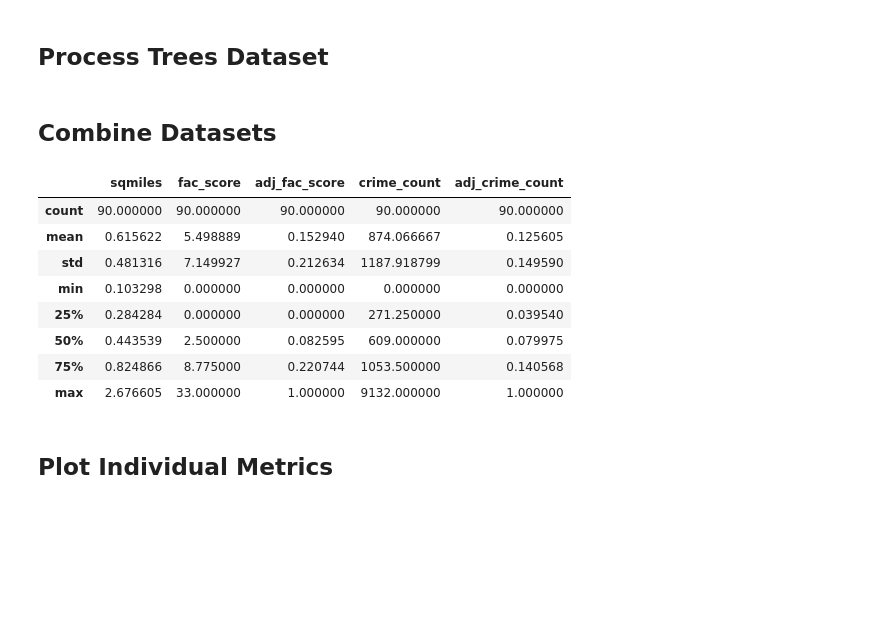
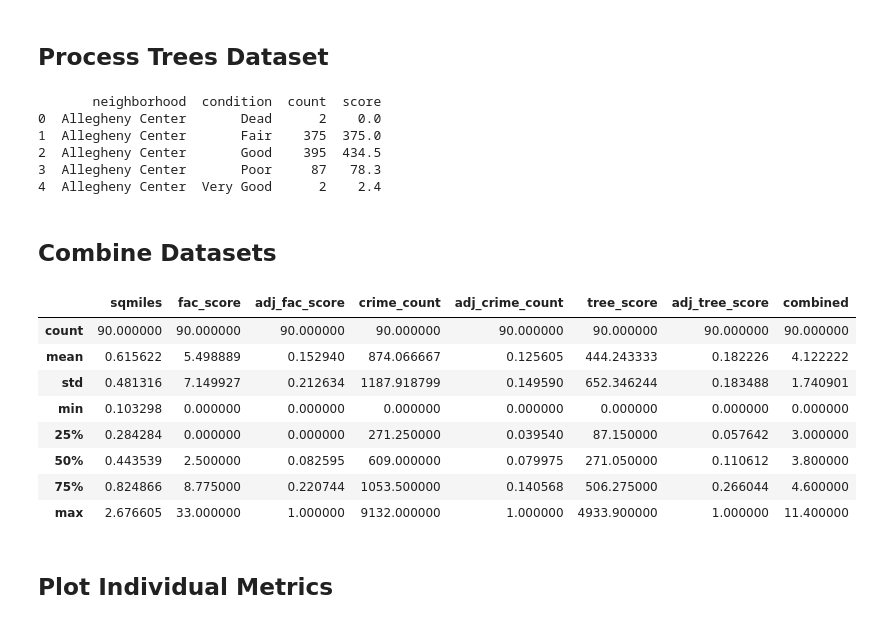
Before and after one commit to zsh23-pitt/CMPINF_11_Project, a Jupyter notebook: Combined.ipynb, the cells around one changed output. Saved outputs shown, nothing was run; the diff lists cells and outputs as text; code cells hidden in the pictures; blank space fills up the shorter version.

Commit message:
updated facilities and combined notebooks
fixed minor mistake in facilities notebook
added preliminary trees and combined evaluations to combined notebook

```diff
--- a/Combined.ipynb
+++ b/Combined.ipynb
@@ -39,6 +39,7 @@ fac_df = pd.read_csv("facilities.csv")
 crime_df = pd.read_excel("incidents_2024_thru_mar2026.xlsx")
 
 # import tree data
+tree_df = pd.read_csv("trees.csv")
 # %% [output]
 A value is trying to be set on a copy of a slice from a DataFrame
 
@@ -113,20 +115,58 @@ metric_df["adj_crime_count"] = metric_df["crime_count"] / metric_df["sqmiles"]
 metric_df["adj_crime_count"] = metric_df["adj_crime_count"] / metric_df["adj_crime_count"].max()
 # %% [markdown]
 ## Process Trees Dataset
+# %%
+# get neighborhood and condition
+trees = tree_df[['neighborhood','condition']].dropna()
+trees['count'] = 1
+# assign score by tree condition
+scores = {"Dead":0, "Critical":0.8, "Poor":0.9, "Fair":1,
+          "Good":1.1, "Very Good":1.2, "Excellent":1.3}
+trees['score'] = trees['condition'].map(scores)
+# sum score and count by neighborhood and condition
+trees = trees.groupby(['neighborhood','condition']).sum().reset_index()
+
+print(trees.head())
+
+# get total score by neighborhood
+trees = trees.groupby(['neighborhood'])['score'].sum().reset_index()
+
+# rename column to merge
+trees.rename(columns={'score':'tree_score'}, inplace=True)
+
+# merge into metric_df
+metric_df = pd.merge(metric_df,trees,on='neighborhood',how='left')
+
+# fill na values with 0
+metric_df['tree_score'] = metric_df['tree_score'].fillna(0)
+
+# create new col adjusted for area, and normalized
+metric_df["adj_tree_score"] = metric_df["tree_score"] / metric_df["sqmiles"]
+metric_df["adj_tree_score"] = metric_df["adj_tree_score"] / metric_df["adj_tree_score"].max()
+# %% [output]
+       neighborhood  condition  count  score
+0  Allegheny Center       Dead      2    0.0
+1  Allegheny Center       Fair    375  375.0
+2  Allegheny Center       Good    395  434.5
+3  Allegheny Center       Poor     87   78.3
+4  Allegheny Center  Very Good      2    2.4
 # %% [markdown]
 ## Combine Datasets
-# %%
-metric_df.describe()
-# %% [output]
-|  | sqmiles | fac_score | adj_fac_score | crime_count | adj_crime_count |
-| count | 90.000000 | 90.000000 | 90.000000 | 90.000000 | 90.000000 |
-| mean | 0.615622 | 5.498889 | 0.152940 | 874.066667 | 0.125605 |
-| std | 0.481316 | 7.149927 | 0.212634 | 1187.918799 | 0.149590 |
-| min | 0.103298 | 0.000000 | 0.000000 | 0.000000 | 0.000000 |
-| 25% | 0.284284 | 0.000000 | 0.000000 | 271.250000 | 0.039540 |
-| 50% | 0.443539 | 2.500000 | 0.082595 | 609.000000 | 0.079975 |
-| 75% | 0.824866 | 8.775000 | 0.220744 | 1053.500000 | 0.140568 |
-| max | 2.676605 | 33.000000 | 1.000000 | 9132.000000 | 1.000000 |
+# %%
+metric_df['combined'] = 7*metric_df['adj_fac_score'] + 3*metric_df['adj_tree_score']-4*metric_df['adj_crime_count']
+# force combined score to be non-negative
+metric_df['combined'] = round(metric_df['combined'] - metric_df['combined'].min(),1)
+metric_df.describe()
+# %% [output]
+|  | sqmiles | fac_score | adj_fac_score | crime_count | adj_crime_count | tree_score | adj_tree_score | combined |
+| count | 90.000000 | 90.000000 | 90.000000 | 90.000000 | 90.000000 | 90.000000 | 90.000000 | 90.000000 |
+| mean | 0.615622 | 5.498889 | 0.152940 | 874.066667 | 0.125605 | 444.243333 | 0.182226 | 4.122222 |
+| std | 0.481316 | 7.149927 | 0.212634 | 1187.918799 | 0.149590 | 652.346244 | 0.183488 | 1.740901 |
+| min | 0.103298 | 0.000000 | 0.000000 | 0.000000 | 0.000000 | 0.000000 | 0.000000 | 0.000000 |
+| 25% | 0.284284 | 0.000000 | 0.000000 | 271.250000 | 0.039540 | 87.150000 | 0.057642 | 3.000000 |
+| 50% | 0.443539 | 2.500000 | 0.082595 | 609.000000 | 0.079975 | 271.050000 | 0.110612 | 3.800000 |
+| 75% | 0.824866 | 8.775000 | 0.220744 | 1053.500000 | 0.140568 | 506.275000 | 0.266044 | 4.600000 |
+| max | 2.676605 | 33.000000 | 1.000000 | 9132.000000 | 1.000000 | 4933.900000 | 1.000000 | 11.400000 |
 # %% [markdown]
 ## Plot Individual Metrics
 # %%
```
Also changed, not shown: parts of 6 cells of this notebook, 1 other file.
